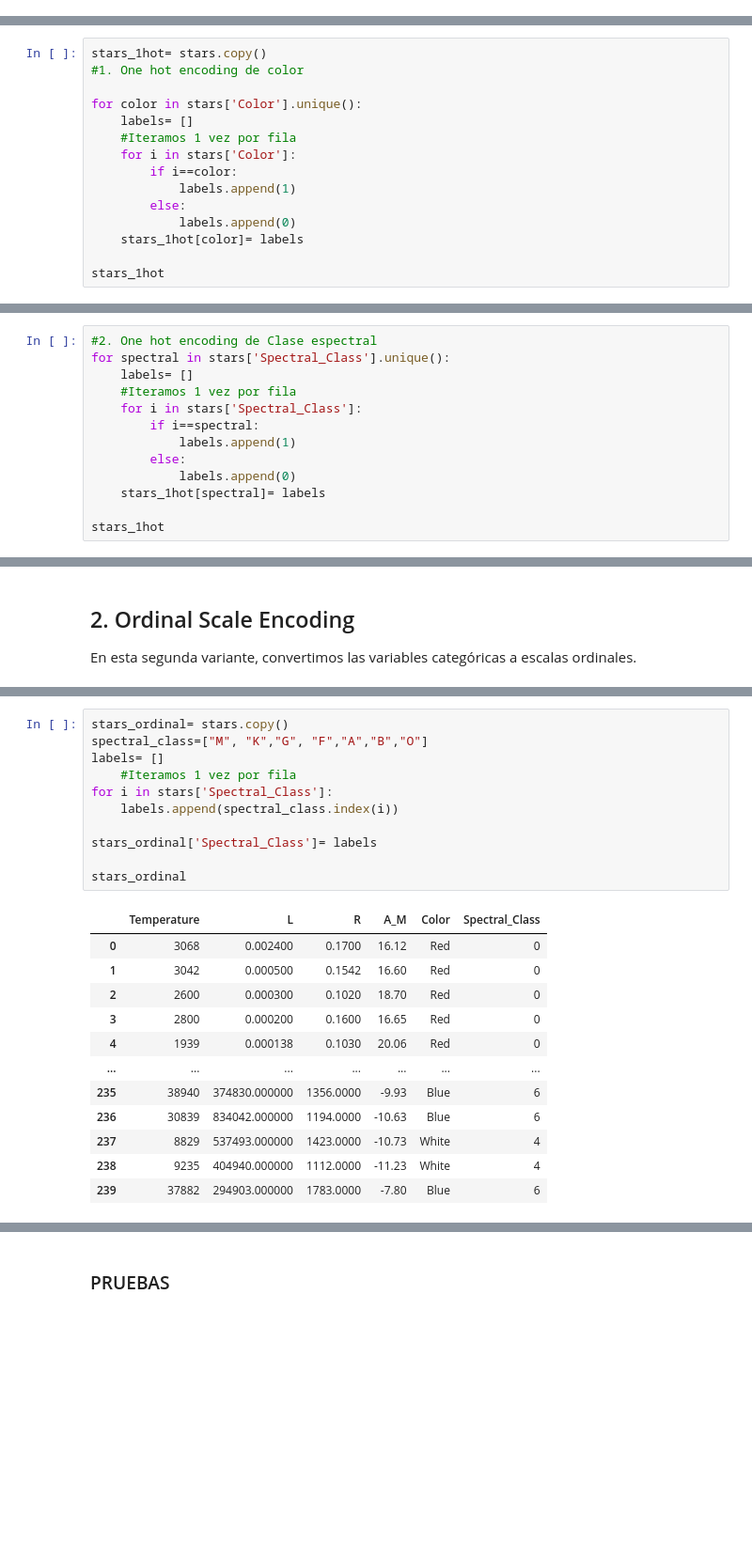
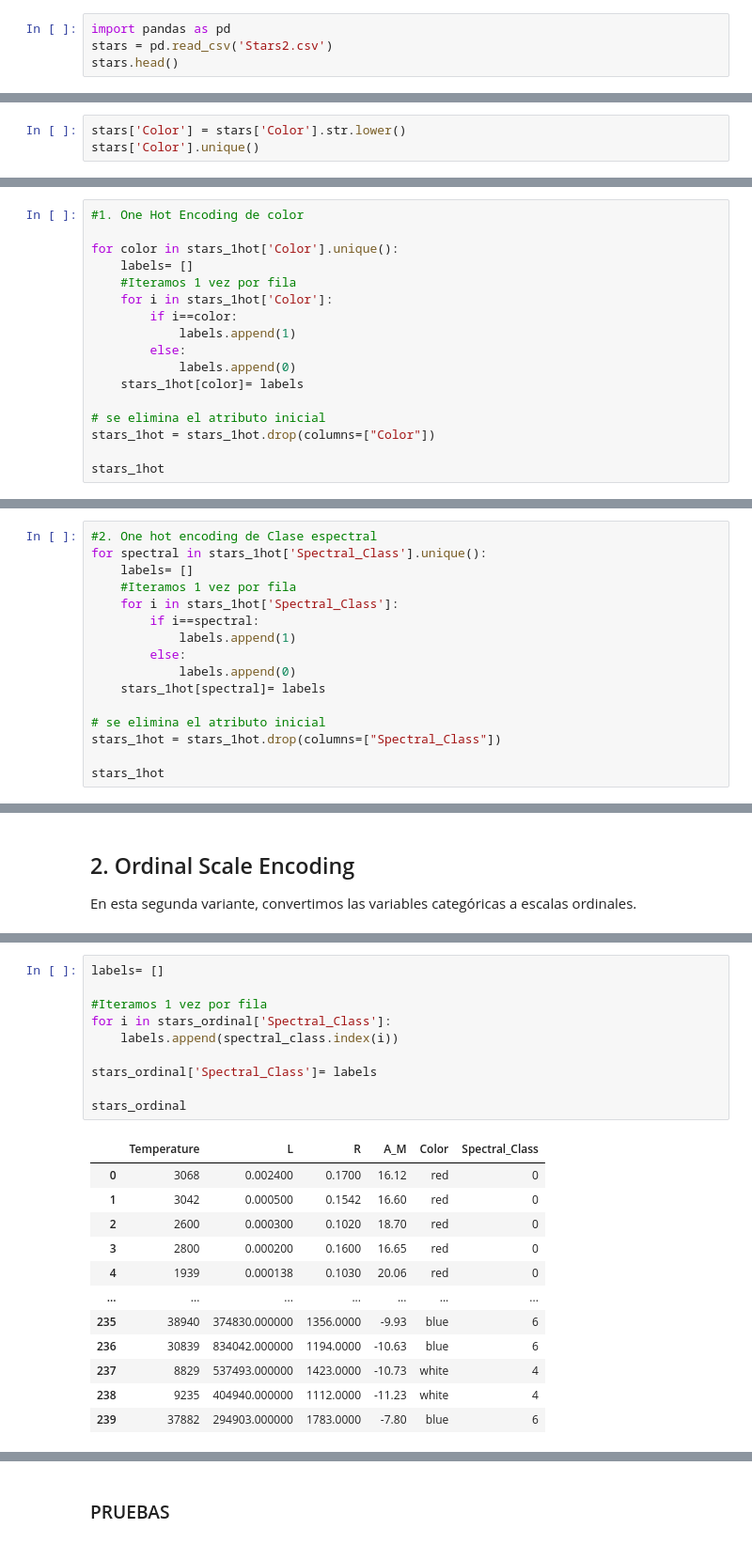
Before and after one commit to mgommez/practica2_ml, a Jupyter notebook: KMeans.ipynb, the cells around one changed output, grey strips where cells are left out. Shown: that part at 94% size. Cells and saved outputs as stored; diff of their text form; blank space fills up the shorter version.

```diff
--- a/KMeans.ipynb
+++ b/KMeans.ipynb
@@ -368,0 +359,4 @@ stars.head()
+# %%
+import pandas as pd
+stars = pd.read_csv('Stars2.csv')
+stars.head()
@@ -368,0 +381,3 @@ stars.head()
+# %%
+stars['Color'] = stars['Color'].str.lower()
+stars['Color'].unique()
@@ -369,16 +411,18 @@ stars.head()
 # %%
-stars_1hot= stars.copy()
-#1. One hot encoding de color
+#1. One Hot Encoding de color
 
-for color in stars['Color'].unique():
+for color in stars_1hot['Color'].unique():
     labels= []
     #Iteramos 1 vez por fila
-    for i in stars['Color']:
+    for i in stars_1hot['Color']:
         if i==color:
             labels.append(1)
         else:
             labels.append(0)
     stars_1hot[color]= labels
 
+# se elimina el atributo inicial
+stars_1hot = stars_1hot.drop(columns=["Color"])
+
 stars_1hot
 # %% [output]
@@ -398,14 +442,17 @@ stars_1hot
 # %%
 #2. One hot encoding de Clase espectral
-for spectral in stars['Spectral_Class'].unique():
+for spectral in stars_1hot['Spectral_Class'].unique():
     labels= []
     #Iteramos 1 vez por fila
-    for i in stars['Spectral_Class']:
+    for i in stars_1hot['Spectral_Class']:
         if i==spectral:
             labels.append(1)
         else:
             labels.append(0)
     stars_1hot[spectral]= labels
 
+# se elimina el atributo inicial
+stars_1hot = stars_1hot.drop(columns=["Spectral_Class"])
+
 stars_1hot
 # %% [output]
@@ -433,25 +478,24 @@ En esta segunda variante, convertimos las variables categóricas a escalas ordin
 # %%
-stars_ordinal= stars.copy()
-spectral_class=["M", "K","G", "F","A","B","O"]
 labels= []
-    #Iteramos 1 vez por fila
-for i in stars['Spectral_Class']:
+
+#Iteramos 1 vez por fila
+for i in stars_ordinal['Spectral_Class']:
     labels.append(spectral_class.index(i))
 
 stars_ordinal['Spectral_Class']= labels
 
 stars_ordinal
 # %% [output]
 |  | Temperature | L | R | A_M | Color | Spectral_Class |
-| 0 | 3068 | 0.002400 | 0.1700 | 16.12 | Red | 0 |
-| 1 | 3042 | 0.000500 | 0.1542 | 16.60 | Red | 0 |
-| 2 | 2600 | 0.000300 | 0.1020 | 18.70 | Red | 0 |
-| 3 | 2800 | 0.000200 | 0.1600 | 16.65 | Red | 0 |
-| 4 | 1939 | 0.000138 | 0.1030 | 20.06 | Red | 0 |
+| 0 | 3068 | 0.002400 | 0.1700 | 16.12 | red | 0 |
+| 1 | 3042 | 0.000500 | 0.1542 | 16.60 | red | 0 |
+| 2 | 2600 | 0.000300 | 0.1020 | 18.70 | red | 0 |
+| 3 | 2800 | 0.000200 | 0.1600 | 16.65 | red | 0 |
+| 4 | 1939 | 0.000138 | 0.1030 | 20.06 | red | 0 |
 | ... | ... | ... | ... | ... | ... | ... |
-| 235 | 38940 | 374830.000000 | 1356.0000 | -9.93 | Blue | 6 |
-| 236 | 30839 | 834042.000000 | 1194.0000 | -10.63 | Blue | 6 |
-| 237 | 8829 | 537493.000000 | 1423.0000 | -10.73 | White | 4 |
-| 238 | 9235 | 404940.000000 | 1112.0000 | -11.23 | White | 4 |
-| 239 | 37882 | 294903.000000 | 1783.0000 | -7.80 | Blue | 6 |
+| 235 | 38940 | 374830.000000 | 1356.0000 | -9.93 | blue | 6 |
+| 236 | 30839 | 834042.000000 | 1194.0000 | -10.63 | blue | 6 |
+| 237 | 8829 | 537493.000000 | 1423.0000 | -10.73 | white | 4 |
+| 238 | 9235 | 404940.000000 | 1112.0000 | -11.23 | white | 4 |
+| 239 | 37882 | 294903.000000 | 1783.0000 | -7.80 | blue | 6 |
 240 rows × 6 columns
```
Also changed, not shown: parts of 33 cells of this notebook.
